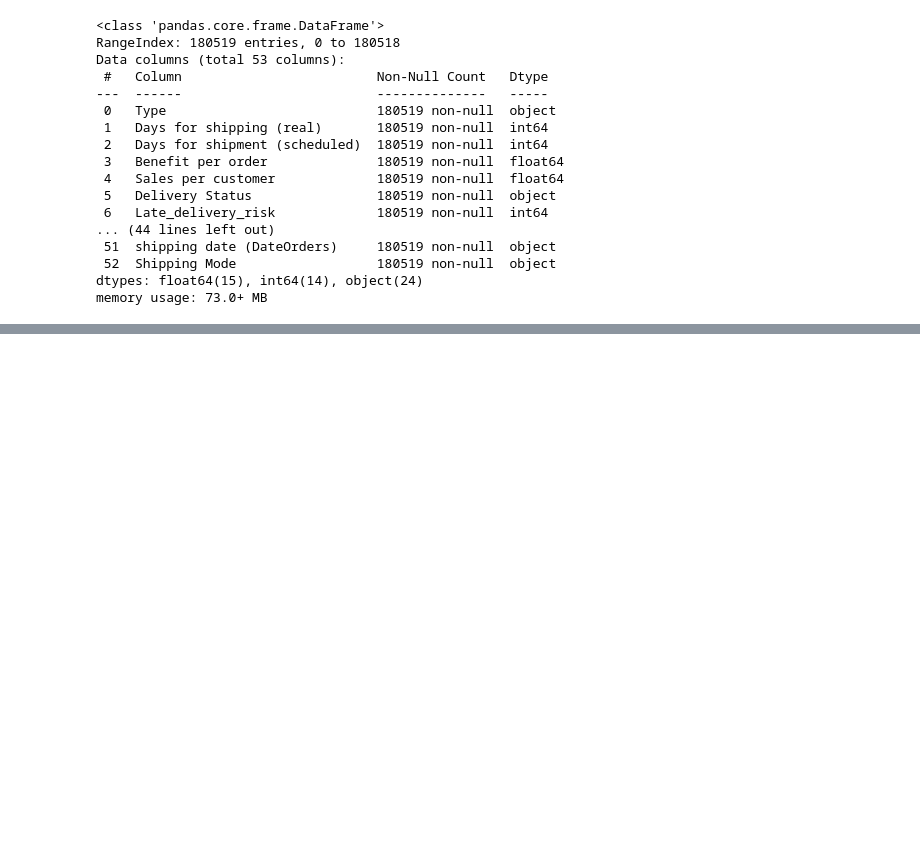
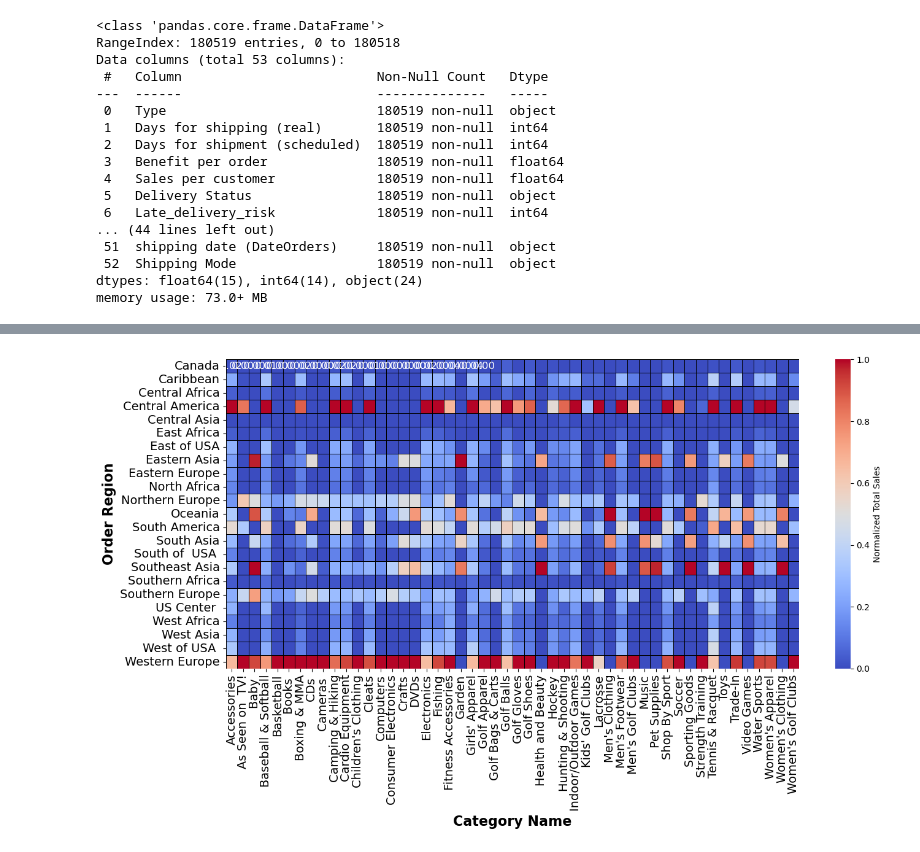
Before and after one commit to Yunbo-max/PA-CFL, a Jupyter notebook: EDA/EDA.ipynb, the cells around one changed output, grey strips where cells are left out. Drawn from its saved outputs; the diff is of its cells as text; code cells hidden in the pictures; blank space fills up the shorter version.

```diff
--- a/EDA/EDA.ipynb
+++ b/EDA/EDA.ipynb
@@ -175,0 +134,30 @@ for feature in features:
+# %%
+import pandas as pd
+import seaborn as sns
+import matplotlib.pyplot as plt
+from sklearn.preprocessing import MinMaxScaler
+
+# Group the data by 'Order Region' and 'Category Name' to sum the sales
+heatmap_data = df.groupby(['Order Region', 'Category Name'])['Sales'].sum().unstack(fill_value=0)
+
+# Normalize the data using MinMaxScaler
+scaler = MinMaxScaler()
+normalized_data = scaler.fit_transform(heatmap_data)
+normalized_heatmap_data = pd.DataFrame(normalized_data, columns=heatmap_data.columns, index=heatmap_data.index)
+
+# Plotting the heatmap
+plt.figure(figsize=(14, 8))
+sns.heatmap(normalized_heatmap_data, cmap='coolwarm', annot=True, fmt='.2f', cbar_kws={'label': 'Normalized Total Sales'},
+            linewidths=.5, linecolor='black', annot_kws={'size': 12})  # Increase annotation font size
+# plt.title('Heatmap of Normalized Total Sales by Order Region and Product Category', fontsize=20, weight='bold')
+plt.xlabel('Category Name', fontsize=16, weight='bold')
+plt.ylabel('Order Region', fontsize=16, weight='bold')
+plt.xticks(rotation=90, fontsize=14)  # Rotate x-axis labels and increase font size
+plt.yticks(rotation=0, fontsize=14)   # Keep y-axis labels horizontal and increase font size
+plt.tight_layout()                    # Adjust layout to prevent clipping of tick-labels
+
+# Save the figure
+plt.savefig('sales_heatmap_order_region_category_normalized.png', dpi=1000, bbox_inches='tight')  # Save the figure
+plt.show()
+# %% [output]
+[figure, added]
```
Also changed, not shown: parts of 19 cells of this notebook, 19 other files.
